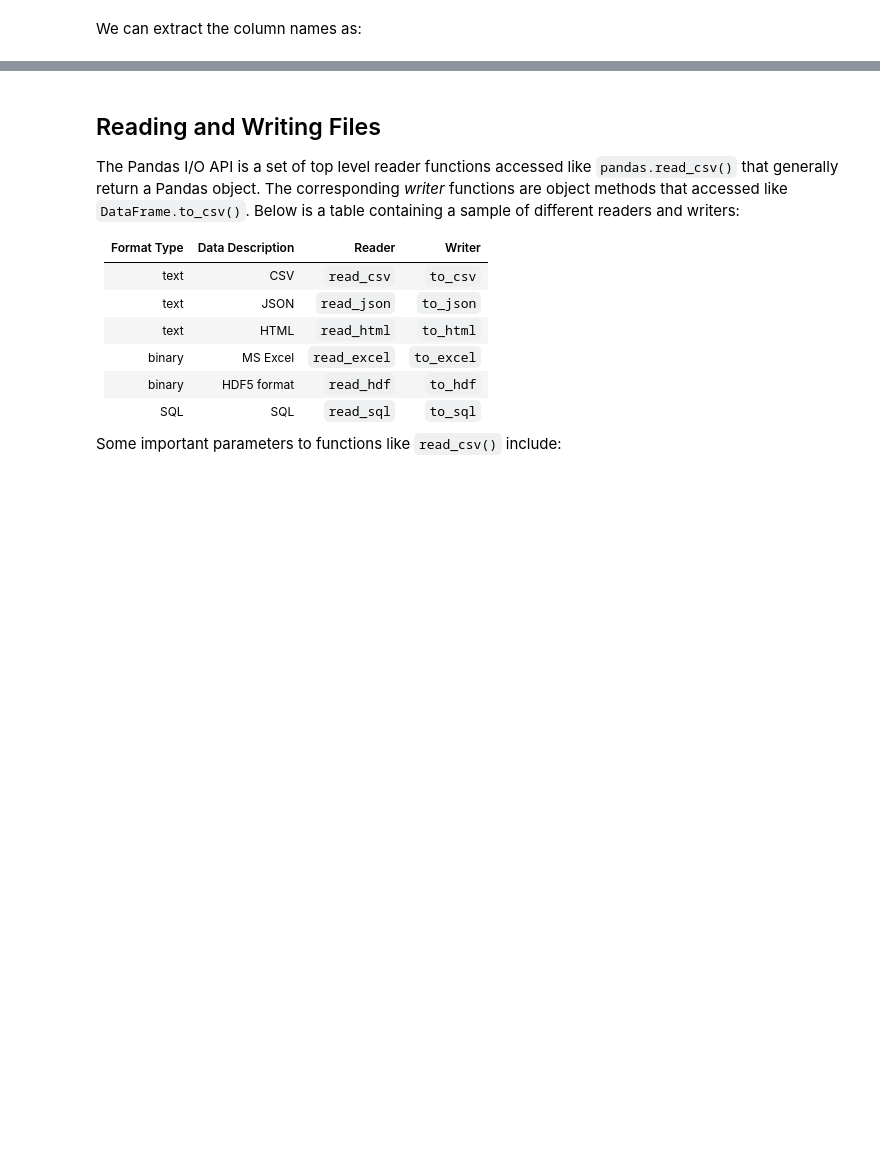
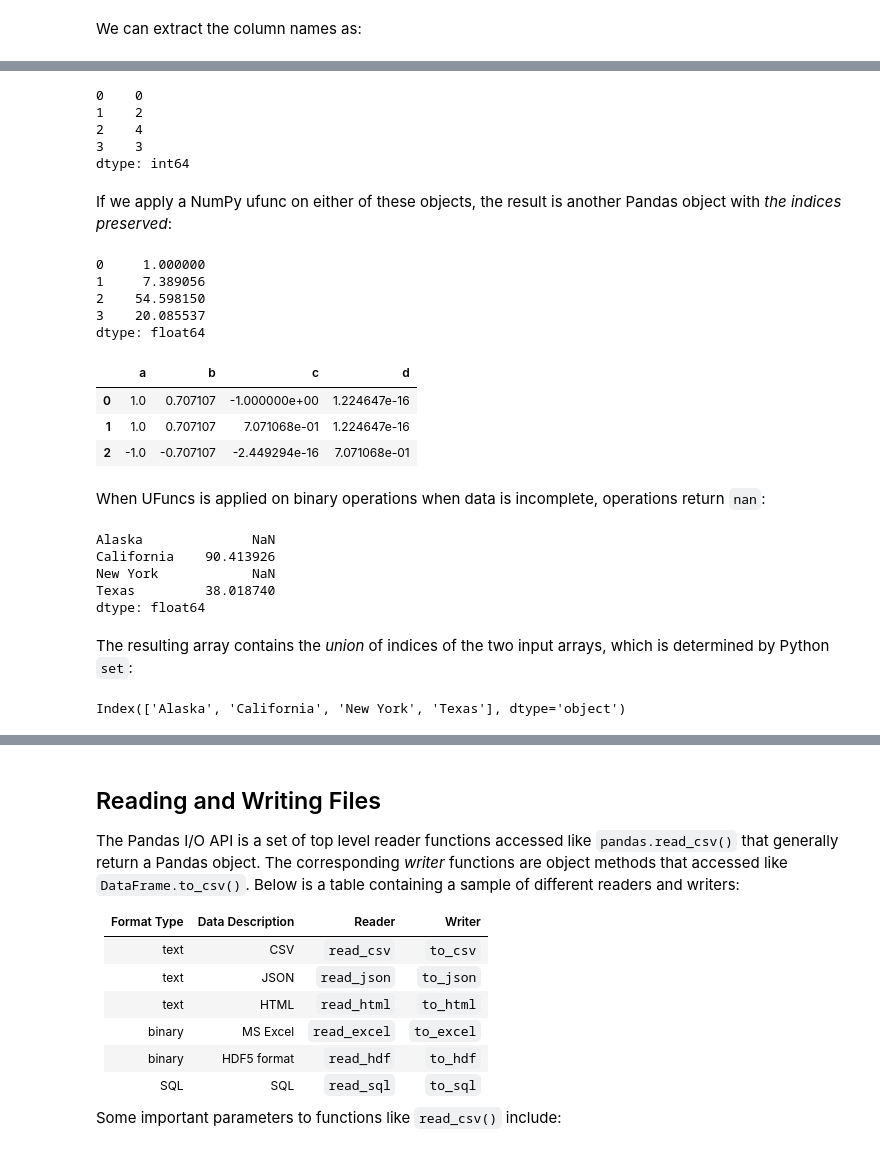
Before and after one commit to ecs-vlc/PythonTeaching, a Jupyter notebook: 03-Data/01 Pandas Basics.ipynb, the cells around one changed output, grey strips where cells are left out. Drawn from its saved outputs; the diff is of its cells as text; code cells hidden in the pictures; blank space fills up the shorter version.

Commit message:
finished simulation update, improvements to pandas.basics 03

```diff
--- a/03-Data/01 Pandas Basics.ipynb
+++ b/03-Data/01 Pandas Basics.ipynb
@@ -170,0 +407,29 @@ df
+# %%
+ser = pd.Series(np.random.randint(0, 10, 4))
+df = pd.DataFrame(np.random.randint(0, 10, (3, 4)), columns=["a","b","c","d"])
+ser
+# %% [output]
+0    0
+1    2
+2    4
+3    3
+dtype: int64
+# %% [markdown]
+If we apply a NumPy ufunc on either of these objects, the result is another Pandas object with *the indices preserved*:
+# %%
+np.exp(ser)
+# %% [output]
+0     1.000000
+1     7.389056
+2    54.598150
+3    20.085537
+dtype: float64
+# %%
+np.sin(df * np.pi / 4)
+# %% [output]
+|  | a | b | c | d |
+| 0 | 1.0 | 0.707107 | -1.000000e+00 | 1.224647e-16 |
+| 1 | 1.0 | 0.707107 | 7.071068e-01 | 1.224647e-16 |
+| 2 | -1.0 | -0.707107 | -2.449294e-16 | 7.071068e-01 |
+# %% [markdown]
+When UFuncs is applied on binary operations when data is incomplete, operations return `nan`:
@@ -170,0 +441,14 @@ df
+# %%
+population / area
+# %% [output]
+Alaska              NaN
+California    90.413926
+New York            NaN
+Texas         38.018740
+dtype: float64
+# %% [markdown]
+The resulting array contains the *union* of indices of the two input arrays, which is determined by Python `set`:
+# %%
+area.index | population.index
+# %% [output]
+Index(['Alaska', 'California', 'New York', 'Texas'], dtype='object')
```
Also changed, not shown: parts of 138 cells of this notebook, 9 other files.
